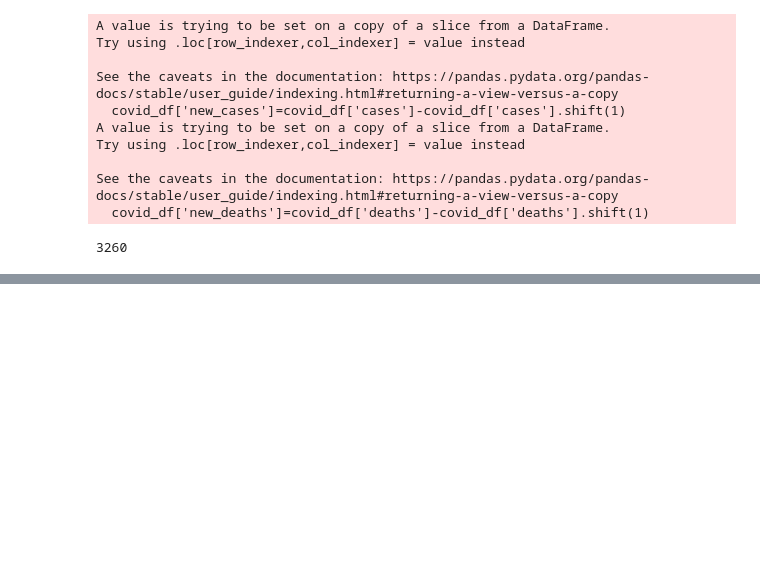
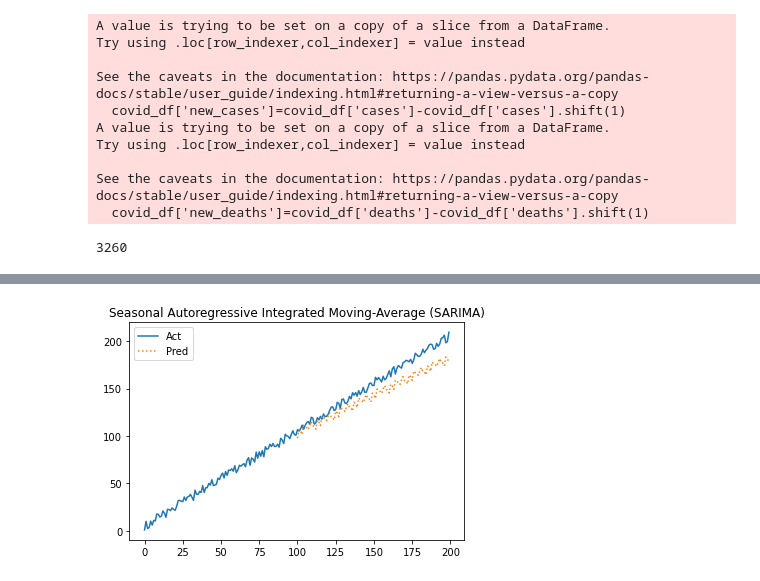
Before and after one commit to axpinkerton/capstone, a Jupyter notebook: alex_eda.ipynb, the cells around one changed output, grey strips where cells are left out. Drawn from its saved outputs; the diff is of its cells as text; code cells hidden in the pictures; blank space fills up the shorter version.

Commit message:
second cleaned up ipynb additions and more R work on forecasts

```diff
--- a/alex_eda.ipynb
+++ b/alex_eda.ipynb
@@ -299,0 +380,4 @@ len(covid_df['county_state'].unique())
+# %%
+mod = sm.tsa.statespace.SARIMAX(top20_forecast_input_train['mean_rent'], order=(0,1,0), seasonal_order=(0,1,0,12))
+res = mod.fit(disp=1)
+print(res.summary())
@@ -299,0 +406,4 @@ len(covid_df['county_state'].unique())
+# %%
+msas = list(top20_forecast_input_train.MsaName.unique())
+top20_forecast_input_train[top20_forecast_input_train['MsaName']==l]['mean_rent']
+len(top20_forecast_input_train[top20_forecast_input_train['MsaName']==l]['mean_rent'])
@@ -299,0 +412,6 @@ len(covid_df['county_state'].unique())
+# %%
+for l in msas:
+    mod = sm.tsa.statespace.SARIMAX(top20_forecast_input_train[top20_forecast_input_train['MsaName']==l]['mean_rent'], order=(0,1,0), seasonal_order=(0,1,0,12))
+    res = mod.fit(disp=1)
+    print(res.predict(params=res.params,start=48,end=50))
+    print(res.summary())
@@ -299,0 +453,33 @@ len(covid_df['county_state'].unique())
+# %%
+def show_graph(df1,df2,title):
+    data = pd.concat([df1, df2])
+    data.reset_index(inplace=True, drop=True)
+    for col in data.columns:
+        if col.lower().startswith('pred'):
+            data[col].plot(label=col,linestyle="dotted")
+        else:
+            data[col].plot(label=col)
+    plt.title(title)
+    plt.legend()
+    plt.show()
+# %%
+from statsmodels.tsa.statespace.sarimax import SARIMAX
+from random import random
+
+def SARIMA_model(train,test):
+    # fit model
+    model = SARIMAX(train['Act'], order=(0, 1, 0), seasonal_order=(0, 1, 0, 12))
+    model_fit = model.fit(disp=False)
+    # make prediction
+    yhat = model_fit.predict(len(train), len(train) + len(test) - 1)
+    res=pd.DataFrame({"Pred":yhat, "Act":test["Act"].values})
+    return res
+
+df_train = pd.DataFrame([x + random()*10 for x in range(0, 100)],
+                     columns=['Act'])
+df_test = pd.DataFrame([x + random()*10 for x in range(101, 201)],
+                     columns=['Act'])
+df_ret = SARIMA_model(df_train, df_test)
+show_graph(df_train, df_ret, "Seasonal Autoregressive Integrated Moving-Average (SARIMA)")
+# %% [output]
+[figure, added]
```
Also changed, not shown: parts of 17 cells of this notebook, 4 other files.
